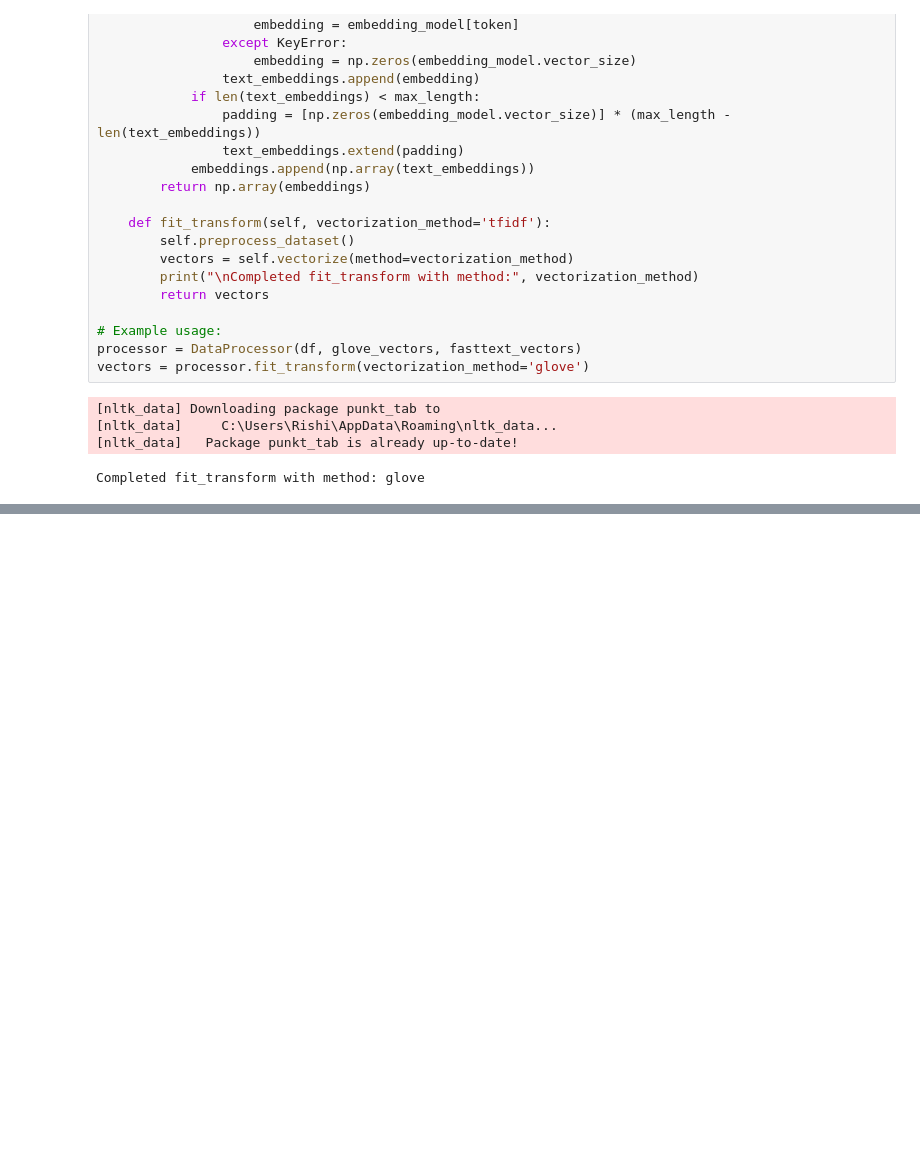
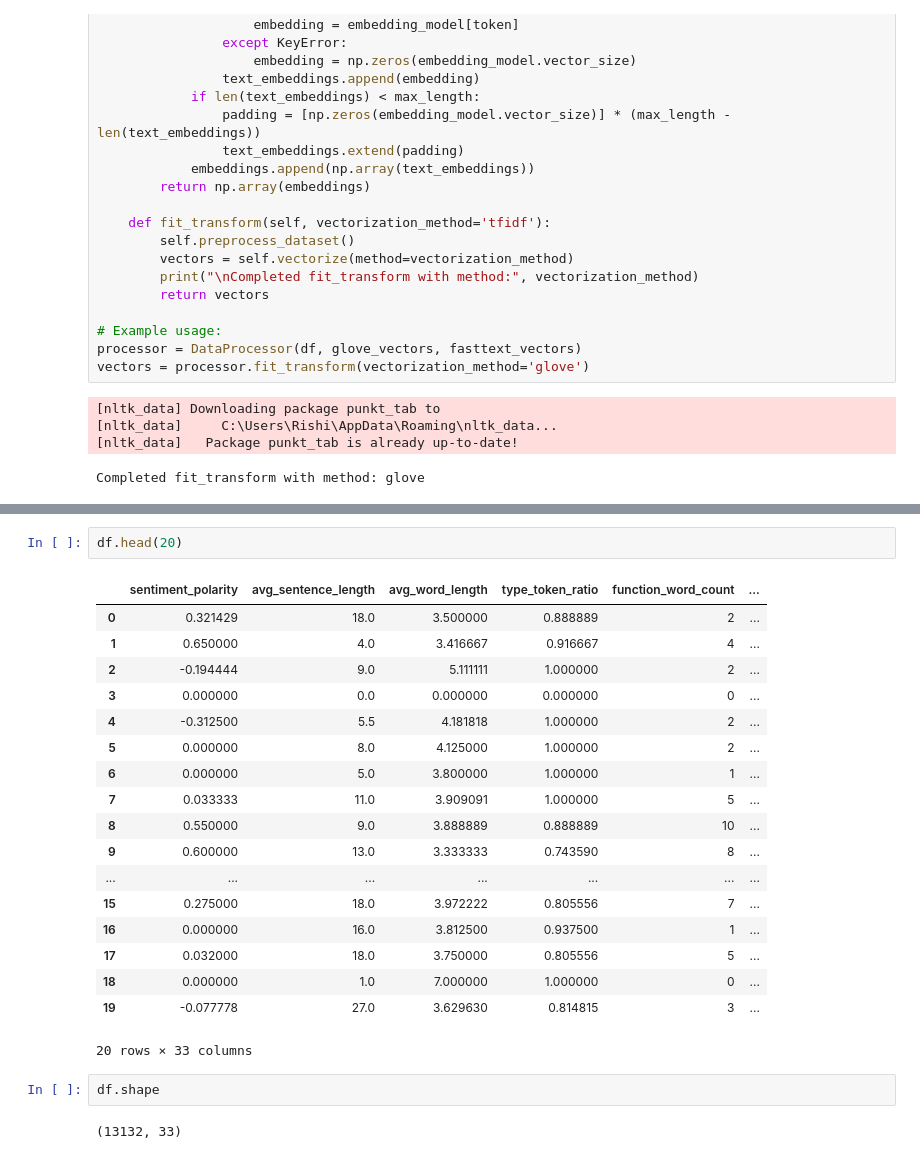
Before and after one commit to rishipendyala/Deception-Detection-QANTA-Diplomacy, a Jupyter notebook: rough.ipynb, the cells around one changed output, grey strips where cells are left out. Saved outputs shown, nothing was run; the diff lists cells and outputs as text; blank space fills up the shorter version.

```diff
--- a/rough.ipynb
+++ b/rough.ipynb
@@ -277,0 +348,25 @@ Completed fit_transform with method: glove
+# %%
+df.head(20)
+# %% [output]
+|  | sentiment_polarity | avg_sentence_length | avg_word_length | type_token_ratio | function_word_count | ... |
+| 0 | 0.321429 | 18.0 | 3.500000 | 0.888889 | 2 | ... |
+| 1 | 0.650000 | 4.0 | 3.416667 | 0.916667 | 4 | ... |
+| 2 | -0.194444 | 9.0 | 5.111111 | 1.000000 | 2 | ... |
+| 3 | 0.000000 | 0.0 | 0.000000 | 0.000000 | 0 | ... |
+| 4 | -0.312500 | 5.5 | 4.181818 | 1.000000 | 2 | ... |
+| 5 | 0.000000 | 8.0 | 4.125000 | 1.000000 | 2 | ... |
+| 6 | 0.000000 | 5.0 | 3.800000 | 1.000000 | 1 | ... |
+| 7 | 0.033333 | 11.0 | 3.909091 | 1.000000 | 5 | ... |
+| 8 | 0.550000 | 9.0 | 3.888889 | 0.888889 | 10 | ... |
+| 9 | 0.600000 | 13.0 | 3.333333 | 0.743590 | 8 | ... |
+| ... | ... | ... | ... | ... | ... | ... |
+| 15 | 0.275000 | 18.0 | 3.972222 | 0.805556 | 7 | ... |
+| 16 | 0.000000 | 16.0 | 3.812500 | 0.937500 | 1 | ... |
+| 17 | 0.032000 | 18.0 | 3.750000 | 0.805556 | 5 | ... |
+| 18 | 0.000000 | 1.0 | 7.000000 | 1.000000 | 0 | ... |
+| 19 | -0.077778 | 27.0 | 3.629630 | 0.814815 | 3 | ... |
+20 rows × 33 columns
+# %%
+df.shape
+# %% [output]
+(13132, 33)
```
Also changed, not shown: parts of 1 cell of this notebook, 12 other files.
